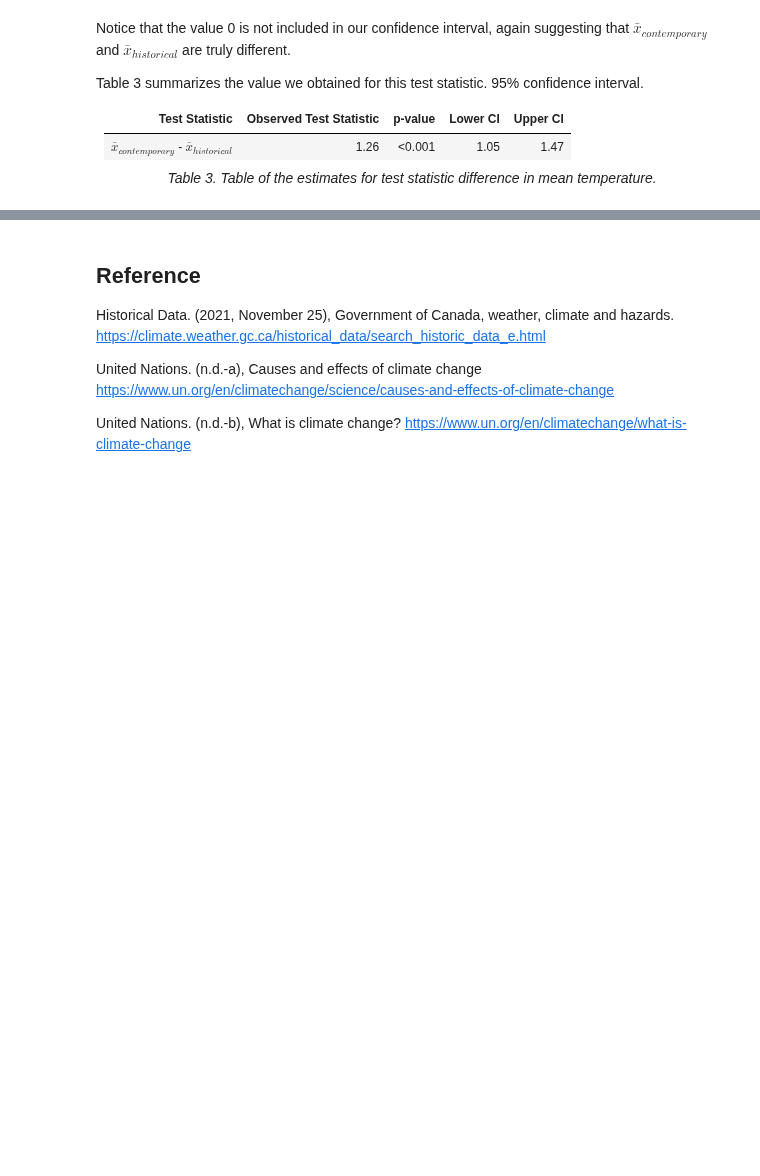
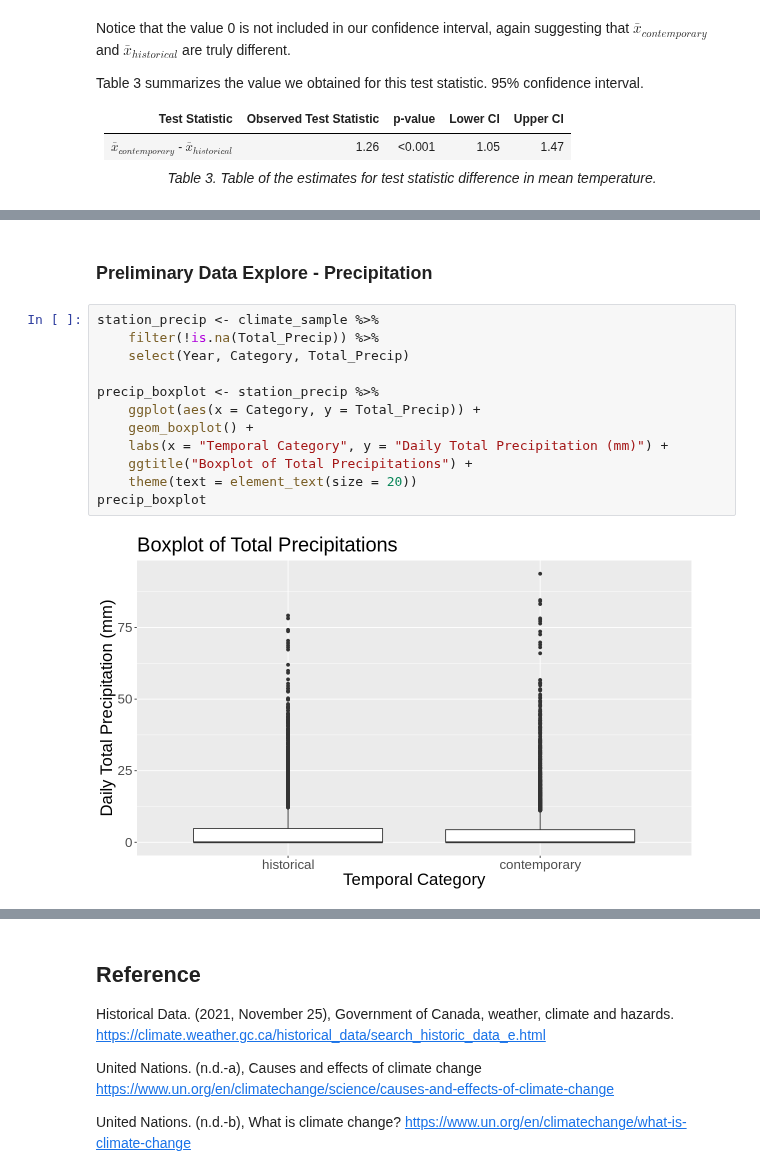
Before and after one commit to yxing6/STAT201-GroupProject-Climate, a Jupyter notebook: STAT201-Group17-ProjectReport.ipynb, the cells around one changed output, grey strips where cells are left out. Cells and saved outputs as stored; diff of their text form; blank space fills up the shorter version.

Commit message:
Asymptotic Method and Precip Boxplots
Added two sample t-test for mean temp, also added two boxplot exploring distribution of total precipitation and max total precipation

```diff
--- a/STAT201-Group17-ProjectReport.ipynb
+++ b/STAT201-Group17-ProjectReport.ipynb
@@ -314,0 +335,16 @@ Table 3 summarizes the value we obtained for this test statistic.  95% confidenc
+# %% [markdown]
+### Preliminary Data Explore - Precipitation
+# %%
+station_precip <- climate_sample %>%
+    filter(!is.na(Total_Precip)) %>%
+    select(Year, Category, Total_Precip)
+
+precip_boxplot <- station_precip %>%
+    ggplot(aes(x = Category, y = Total_Precip)) +
+    geom_boxplot() +
+    labs(x = "Temporal Category", y = "Daily Total Precipitation (mm)") +
+    ggtitle("Boxplot of Total Precipitations") +
+    theme(text = element_text(size = 20))
+precip_boxplot
+# %% [output]
+[figure, added]
```
Also changed, not shown: parts of 17 cells of this notebook.
